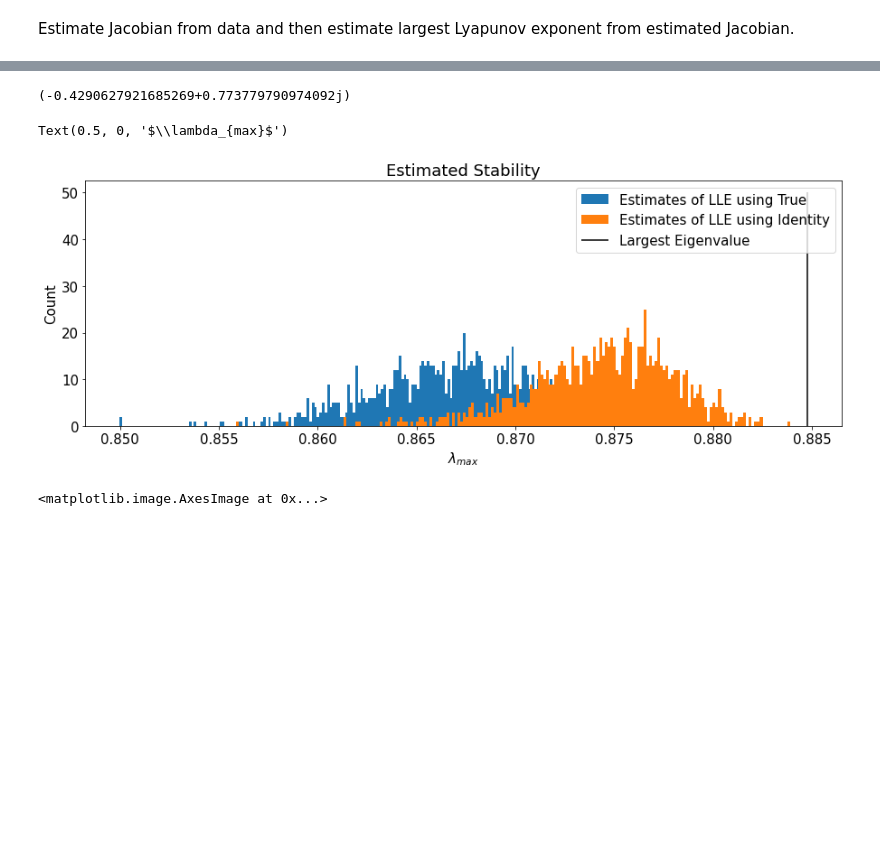
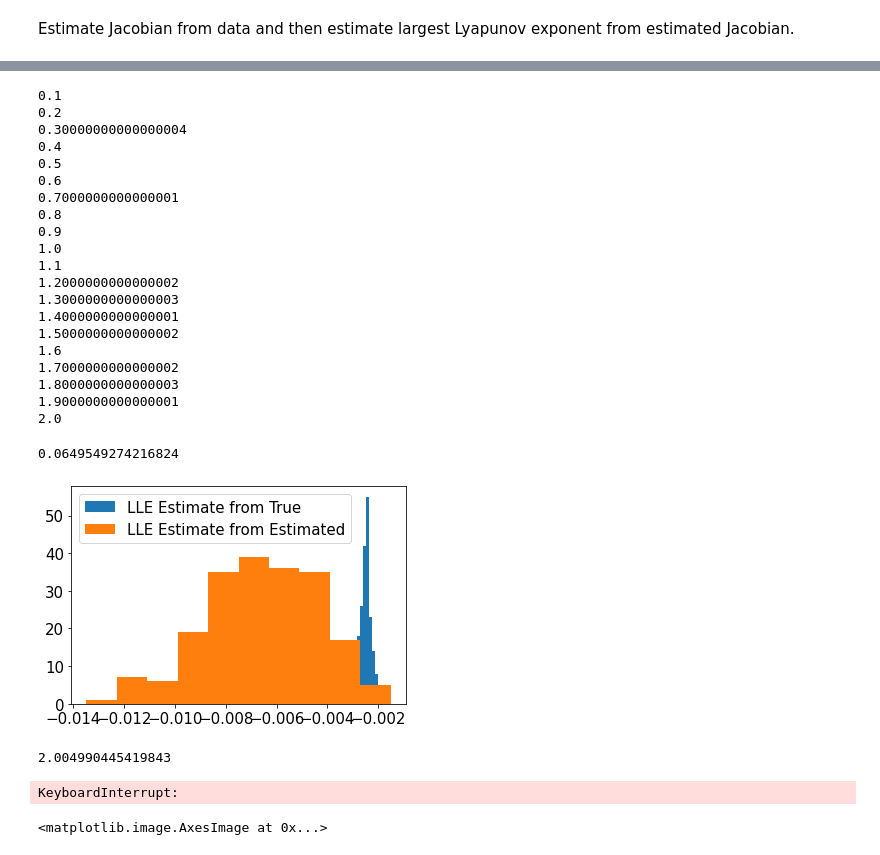
Before and after one commit to kozleo/neur_stab, a Jupyter notebook: scripts/chalkboard.ipynb, the cells around one changed output, grey strips where cells are left out. Drawn from its saved outputs; the diff is of its cells as text; code cells hidden in the pictures; blank space fills up the shorter version.

```diff
--- a/scripts/chalkboard.ipynb
+++ b/scripts/chalkboard.ipynb
@@ -39,21 +37,67 @@ estimated_lams_true_identity_metric = nc.estimate_stability_using_particle_from_
+# %%
+
+
+
+
+
+#plt.hist(qk,label = 'LLE Estimate from True')
+#plt.hist(pk,label = 'LLE Estimate from Estimated')
+#plt.legend()
+for g in np.arange(.1,2.1,.1):
+    print(g)
+    states,jacs,W = nh.run_random_vRNN_sim(n = 32,g = g,T =100,p = 200,nl = True)
+    js, cs = nc.estimate_jacobian(states)
+
+    estimated_LLE_from_true_jacobian = nc.estimate_LLE(jacs, p = 200)
+    estimated_LLE_from_estimated_jacobian = nc.estimate_LLE(js, p = 200)
+
+    pk = estimated_LLE_from_estimated_jacobian.flatten()
+    qk = estimated_LLE_from_true_jacobian.mean(0)
+
+
+
+
+entropy(qk,pk)
+# %% [output]
+0.1
+0.2
+0.30000000000000004
+0.4
+0.5
+0.6
+0.7000000000000001
+0.8
+0.9
+1.0
+1.1
+1.2000000000000002
+1.3000000000000003
+1.4000000000000001
+1.5000000000000002
+1.6
+1.7000000000000002
+1.8000000000000003
+1.9000000000000001
+2.0
+0.0649549274216824
+[figure, added]
 # %%
 e,cond = nh.get_max_abs_eig_value(W)
 print(e)
 #visualize the estimated stability
 fig, ax = plt.subplots(1,1,figsize = (15,5))
 #ax.hist(np.exp(estimated_lams_with_eigenvectors),bins = 200,alpha = 0.7,label = 'Estimates of Largest Lyapunov Exponent with EV');
-#ax.hist(np.exp(estimated_lams_without_eigenvectors),bins = 200,alpha = 0.7, label = 'Estimates of Largest Lyapunov Exponent without EV');
-ax.hist(np.exp(estimated_lams_true_eigmetric),bins = 200,label = 'Estimates of LLE using Eigenvector Metric')
-ax.hist(np.exp(estimated_lams_true_identity_metric),bins = 200,label = 'Estimates of LLE using Identity Metric')
+ax.hist(np.exp(estimate_from_known.flatten()),bins = 200,alpha = 0.7, label = 'Estimates of Largest Lyapunov Exponent without EV');
+#ax.hist(np.exp(estimated_lams_true_eigmetric), bins = 200,label = 'Estimates of LLE using Eigenvector Metric')
+#ax.hist(np.exp(estimated_lams_true_identity_metric), bins = 200,alpha = 0.5,label = 'Estimates of LLE using Identity Metric')
 ax.vlines(max_eig,0,50,'k',label = 'Largest Eigenvalue')
 ax.legend()
 ax.set_title('Estimated Stability')
 ax.set_ylabel('Count')
 ax.set_xlabel(r'$\lambda_{max}$')
 # %% [output]
-(-0.4290627921685269+0.773779790974092j)
+2.004990445419843
-Text(0.5, 0, '$\\lambda_{max}$')
+KeyboardInterrupt:
-[figure, removed]
 # %%
 all_eigs = []
 for i in range(js.shape[0]):
```
Also changed, not shown: parts of 4 cells of this notebook, 4 other files.
